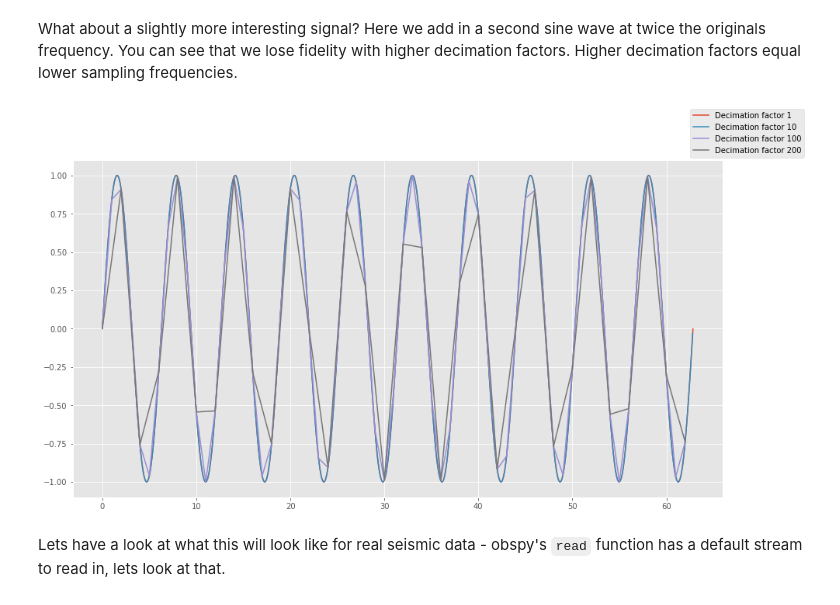
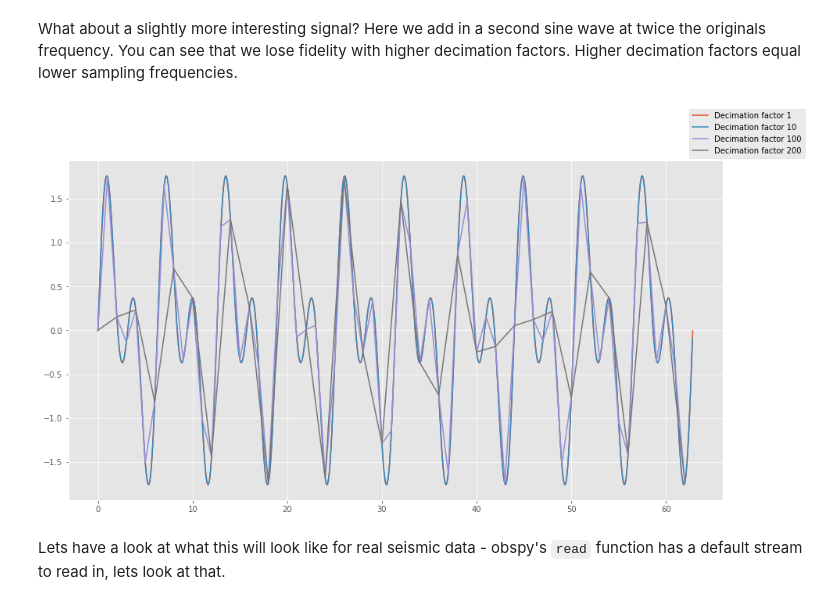
Before and after one commit to calum-chamberlain/GPHS445_notebooks, a Jupyter notebook: 1_Processing_and_recording/2_Digitizers.ipynb, the cells around one changed output. Drawn from its saved outputs; the diff is of its cells as text; code cells hidden in the pictures.

```diff
--- a/1_Processing_and_recording/2_Digitizers.ipynb
+++ b/1_Processing_and_recording/2_Digitizers.ipynb
@@ -35,9 +35,9 @@ decimate_and_plot(x, y)
 What about a slightly more interesting signal? Here we add in a second sine wave at twice the originals frequency. You can see that we lose fidelity with higher decimation factors. Higher decimation factors equal lower sampling frequencies.
 # %%
 y_summed = y + np.sin(x * 2)
-decimate_and_plot(x, y)
+decimate_and_plot(x, y_summed)
 # %% [output]
-[figure, old version]
+[figure, new version]
 # %% [markdown]
 Lets have a look at what this will look like for real seismic data - obspy's `read` function has a default stream to read in, lets look at that.
 # %%
```
Also changed, not shown: 4 other files.
